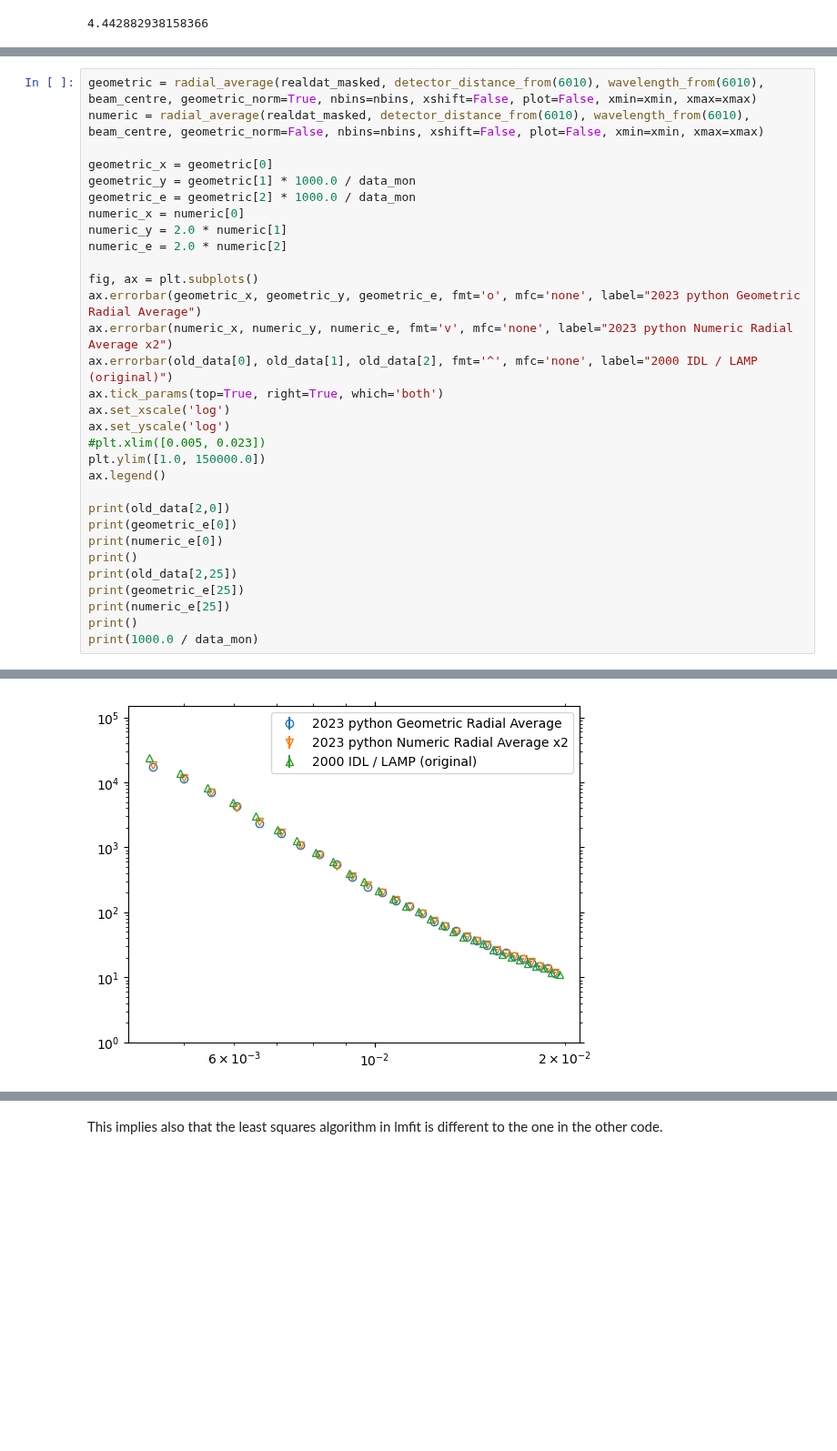
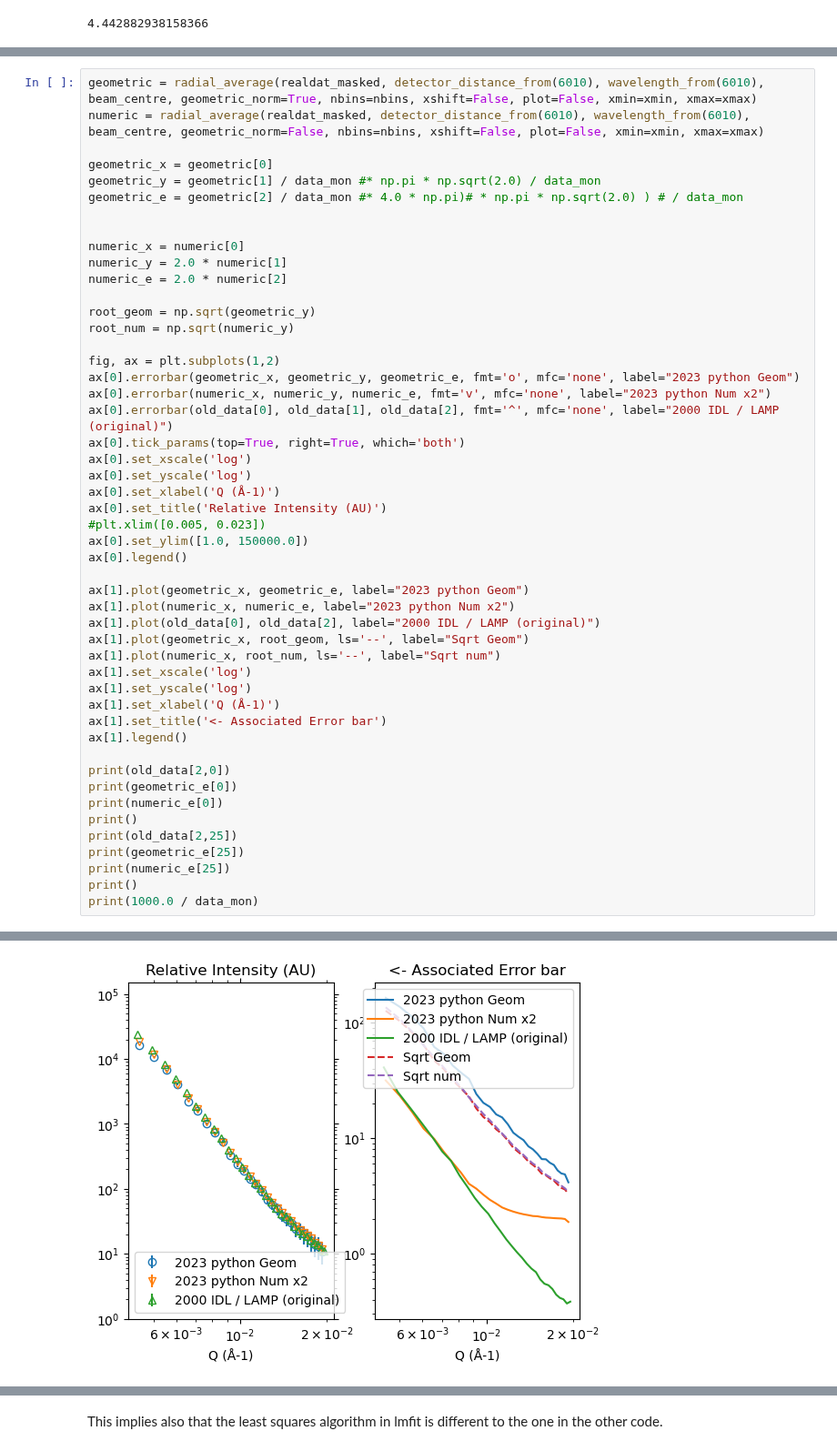
Before and after one commit to localoptimum/emtk, a Jupyter notebook: YMnFe2.ipynb, the cells around one changed output, grey strips where cells are left out. Shown at 91% size. Drawn from its saved outputs; the diff is of its cells as text; blank space fills up the shorter version.

Commit message:
Error propagation now correct for numerical normalisation.

```diff
--- a/YMnFe2.ipynb
+++ b/YMnFe2.ipynb
@@ -727,22 +757,40 @@ geometric = radial_average(realdat_masked, detector_distance_from(6010), wavelen
 numeric = radial_average(realdat_masked, detector_distance_from(6010), wavelength_from(6010), beam_centre, geometric_norm=False, nbins=nbins, xshift=False, plot=False, xmin=xmin, xmax=xmax)
 
 geometric_x = geometric[0]
-geometric_y = geometric[1] * 1000.0 / data_mon
-geometric_e = geometric[2] * 1000.0 / data_mon
+geometric_y = geometric[1] / data_mon #* np.pi * np.sqrt(2.0) / data_mon
+geometric_e = geometric[2] / data_mon #* 4.0 * np.pi)# * np.pi * np.sqrt(2.0) ) # / data_mon
+
+
 numeric_x = numeric[0]
 numeric_y = 2.0 * numeric[1]
 numeric_e = 2.0 * numeric[2]
 
-fig, ax = plt.subplots()
-ax.errorbar(geometric_x, geometric_y, geometric_e, fmt='o', mfc='none', label="2023 python Geometric Radial Average")
-ax.errorbar(numeric_x, numeric_y, numeric_e, fmt='v', mfc='none', label="2023 python Numeric Radial Average x2")
-ax.errorbar(old_data[0], old_data[1], old_data[2], fmt='^', mfc='none', label="2000 IDL / LAMP (original)")
-ax.tick_params(top=True, right=True, which='both')
-ax.set_xscale('log')
-ax.set_yscale('log')
+root_geom = np.sqrt(geometric_y)
+root_num = np.sqrt(numeric_y)
+
+fig, ax = plt.subplots(1,2)
+ax[0].errorbar(geometric_x, geometric_y, geometric_e, fmt='o', mfc='none', label="2023 python Geom")
+ax[0].errorbar(numeric_x, numeric_y, numeric_e, fmt='v', mfc='none', label="2023 python Num x2")
+ax[0].errorbar(old_data[0], old_data[1], old_data[2], fmt='^', mfc='none', label="2000 IDL / LAMP (original)")
+ax[0].tick_params(top=True, right=True, which='both')
+ax[0].set_xscale('log')
+ax[0].set_yscale('log')
+ax[0].set_xlabel('Q (Å-1)')
+ax[0].set_title('Relative Intensity (AU)')
 #plt.xlim([0.005, 0.023])
-plt.ylim([1.0, 150000.0])
-ax.legend()
+ax[0].set_ylim([1.0, 150000.0])
+ax[0].legend()
+
+ax[1].plot(geometric_x, geometric_e, label="2023 python Geom")
+ax[1].plot(numeric_x, numeric_e, label="2023 python Num x2")
+ax[1].plot(old_data[0], old_data[2], label="2000 IDL / LAMP (original)")
+ax[1].plot(geometric_x, root_geom, ls='--', label="Sqrt Geom")
+ax[1].plot(numeric_x, root_num, ls='--', label="Sqrt num")
+ax[1].set_xscale('log')
+ax[1].set_yscale('log')
+ax[1].set_xlabel('Q (Å-1)')
+ax[1].set_title('<- Associated Error bar')
+ax[1].legend()
 
 print(old_data[2,0])
 print(geometric_e[0])
@@ -766,6 +814,6 @@ Not shifting x
 
 0.0003333333333333333
-[figure, old version]
+[figure, new version]
 # %%
 from lmfit import Model
 
```
Also changed, not shown: parts of 9 cells of this notebook.
